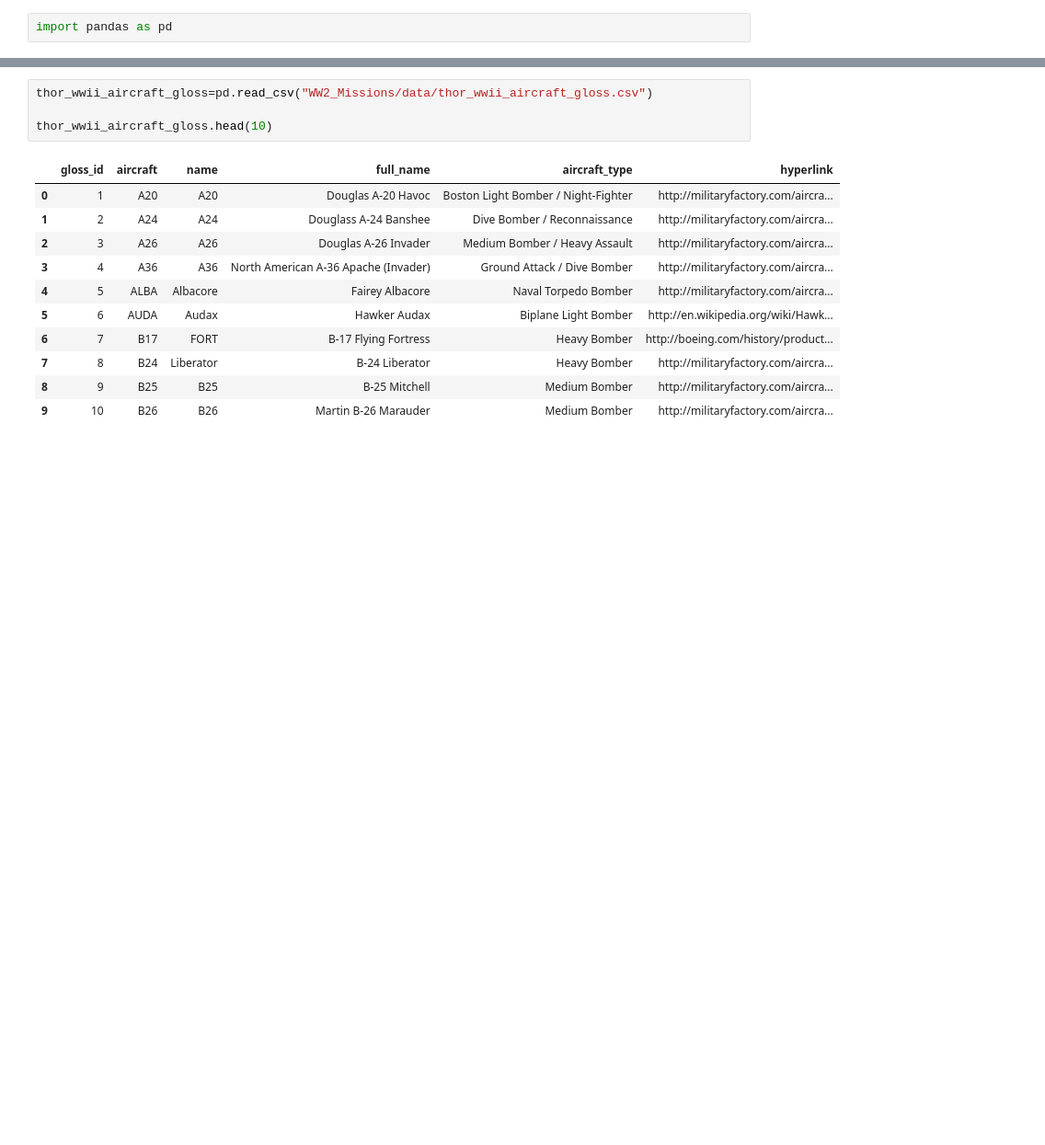
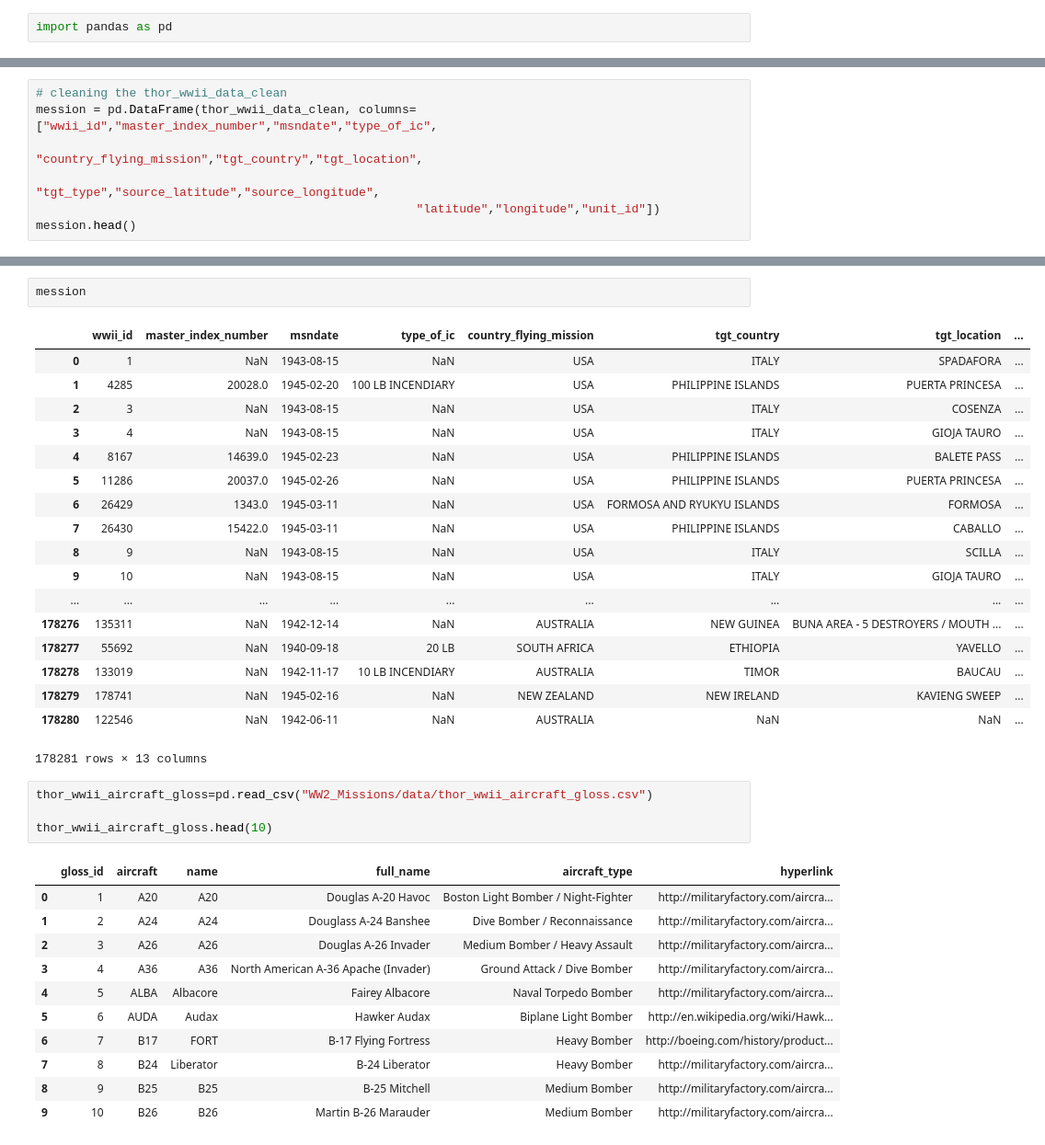
Before and after one commit to Danfurm/ETL_WW2_Weather, a Jupyter notebook: Data/Engy's.ipynb, the cells around one changed output, grey strips where cells are left out. Shown at 92% size. Saved outputs shown, nothing was run; the diff lists cells and outputs as text; blank space fills up the shorter version.

```diff
--- a/Data/Engy's.ipynb
+++ b/Data/Engy's.ipynb
@@ -14,0 +25,7 @@ thor_wwii_data_clean.head()
+# %%
+# cleaning the thor_wwii_data_clean
+mession = pd.DataFrame(thor_wwii_data_clean, columns=["wwii_id","master_index_number","msndate","type_of_ic",
+                                                      "country_flying_mission","tgt_country","tgt_location",
+                                                     "tgt_type","source_latitude","source_longitude",
+                                                     "latitude","longitude","unit_id"])
+mession.head()
@@ -15,3 +39,24 @@ thor_wwii_data_clean.head()
+# %%
+mession
+# %% [output]
+|  | wwii_id | master_index_number | msndate | type_of_ic | country_flying_mission | tgt_country | tgt_location | ... |
+| 0 | 1 | NaN | 1943-08-15 | NaN | USA | ITALY | SPADAFORA | ... |
+| 1 | 4285 | 20028.0 | 1945-02-20 | 100 LB INCENDIARY | USA | PHILIPPINE ISLANDS | PUERTA PRINCESA | ... |
+| 2 | 3 | NaN | 1943-08-15 | NaN | USA | ITALY | COSENZA | ... |
+| 3 | 4 | NaN | 1943-08-15 | NaN | USA | ITALY | GIOJA TAURO | ... |
+| 4 | 8167 | 14639.0 | 1945-02-23 | NaN | USA | PHILIPPINE ISLANDS | BALETE PASS | ... |
+| 5 | 11286 | 20037.0 | 1945-02-26 | NaN | USA | PHILIPPINE ISLANDS | PUERTA PRINCESA | ... |
+| 6 | 26429 | 1343.0 | 1945-03-11 | NaN | USA | FORMOSA AND RYUKYU ISLANDS | FORMOSA | ... |
+| 7 | 26430 | 15422.0 | 1945-03-11 | NaN | USA | PHILIPPINE ISLANDS | CABALLO | ... |
+| 8 | 9 | NaN | 1943-08-15 | NaN | USA | ITALY | SCILLA | ... |
+| 9 | 10 | NaN | 1943-08-15 | NaN | USA | ITALY | GIOJA TAURO | ... |
+| ... | ... | ... | ... | ... | ... | ... | ... | ... |
+| 178276 | 135311 | NaN | 1942-12-14 | NaN | AUSTRALIA | NEW GUINEA | BUNA AREA - 5 DESTROYERS / MOUTH ... | ... |
+| 178277 | 55692 | NaN | 1940-09-18 | 20 LB | SOUTH AFRICA | ETHIOPIA | YAVELLO | ... |
+| 178278 | 133019 | NaN | 1942-11-17 | 10 LB INCENDIARY | AUSTRALIA | TIMOR | BAUCAU | ... |
+| 178279 | 178741 | NaN | 1945-02-16 | NaN | NEW ZEALAND | NEW IRELAND | KAVIENG SWEEP | ... |
+| 178280 | 122546 | NaN | 1942-06-11 | NaN | AUSTRALIA | NaN | NaN | ... |
+178281 rows × 13 columns
 # %%
 thor_wwii_aircraft_gloss=pd.read_csv("WW2_Missions/data/thor_wwii_aircraft_gloss.csv")
 
```
Also changed, not shown: parts of 12 cells of this notebook.
